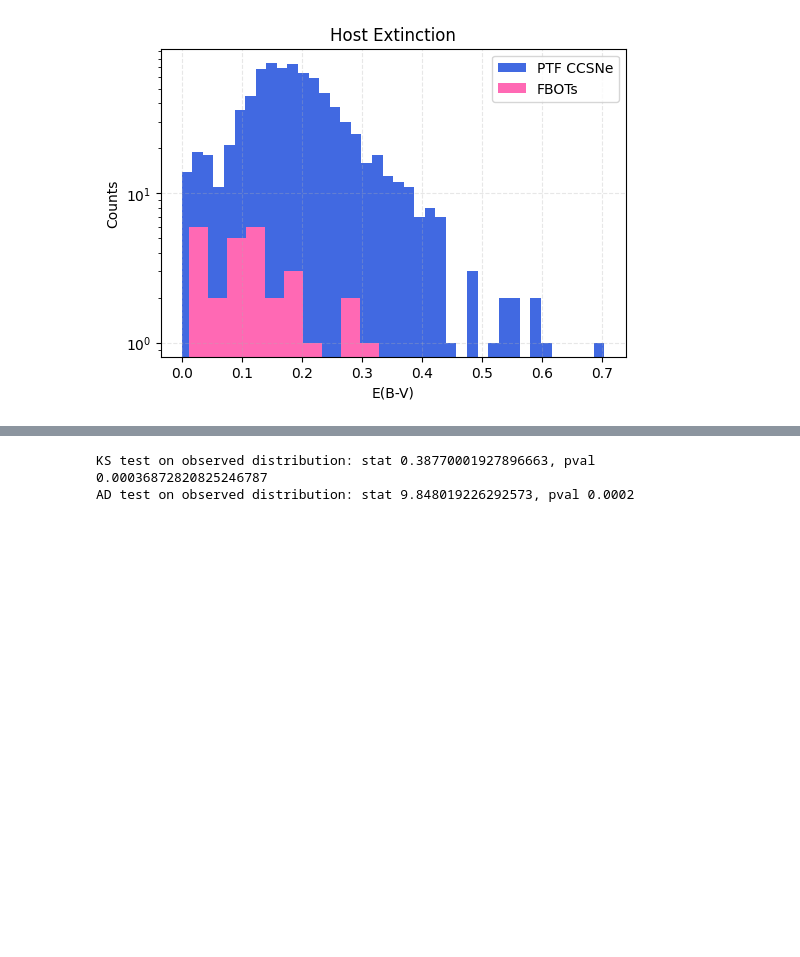
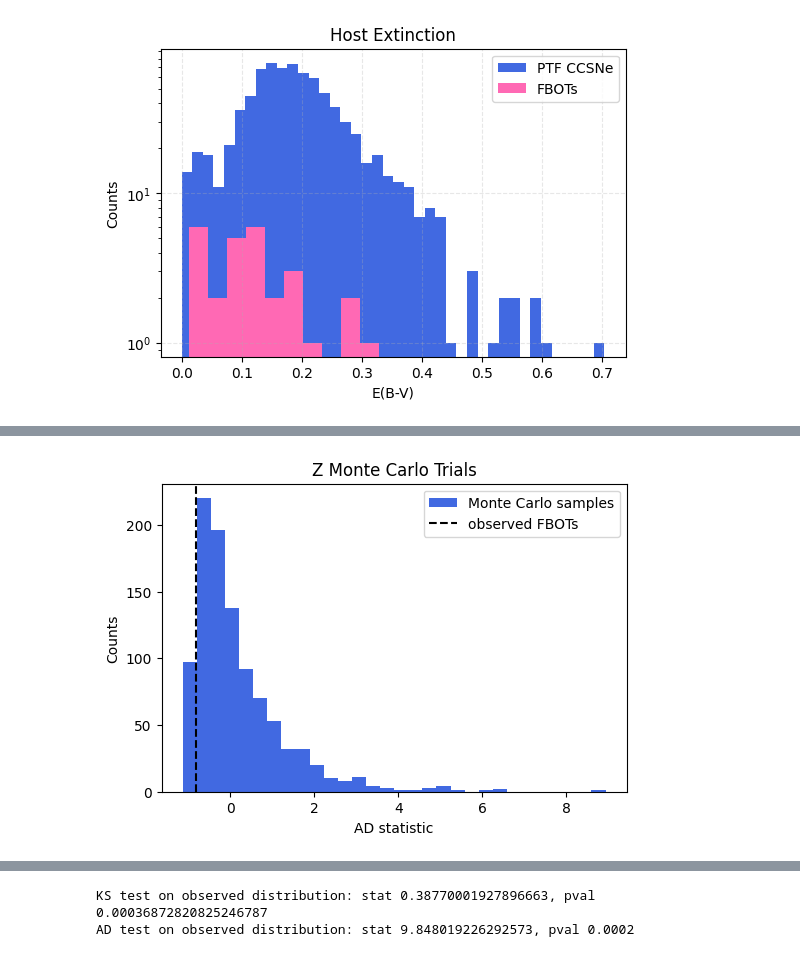
Before and after one commit to aswinsuresh24/sne_hosts, a Jupyter notebook: hosts.ipynb, the cells around one changed output, grey strips where cells are left out. Cells and saved outputs as stored; diff of their text form; code cells hidden in the pictures; blank space fills up the shorter version.

```diff
--- a/hosts.ipynb
+++ b/hosts.ipynb
@@ -490,0 +517,4 @@ Monte Carlo p-values: KS 0.001 AD 0.0
+# %%
+plot_monte_carlo_sims('results/metallicity.csv', 'Z', 'metallicity_mc')
+# %% [output]
+[figure, added]
```
Also changed, not shown: parts of 8 cells of this notebook, 4 other files.
